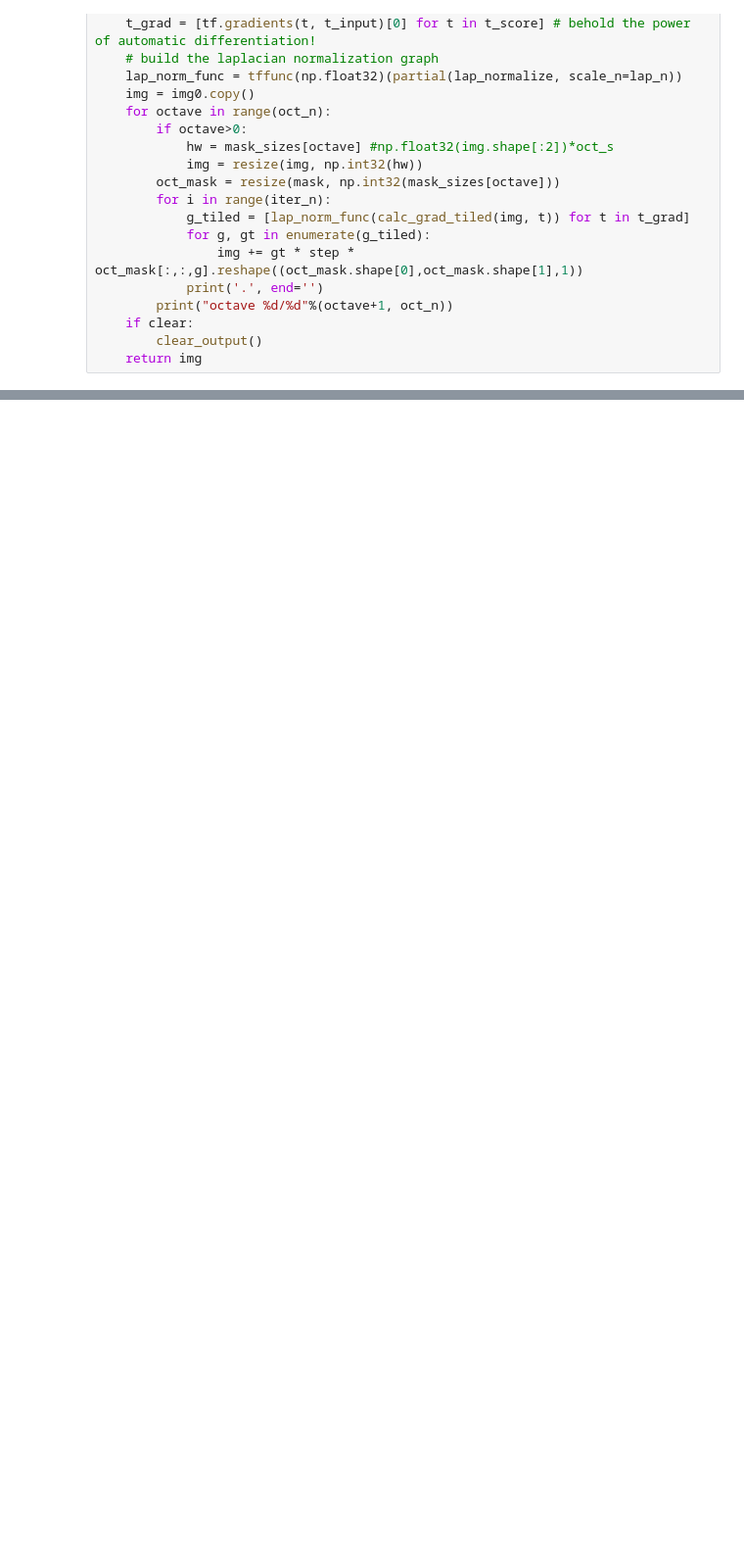
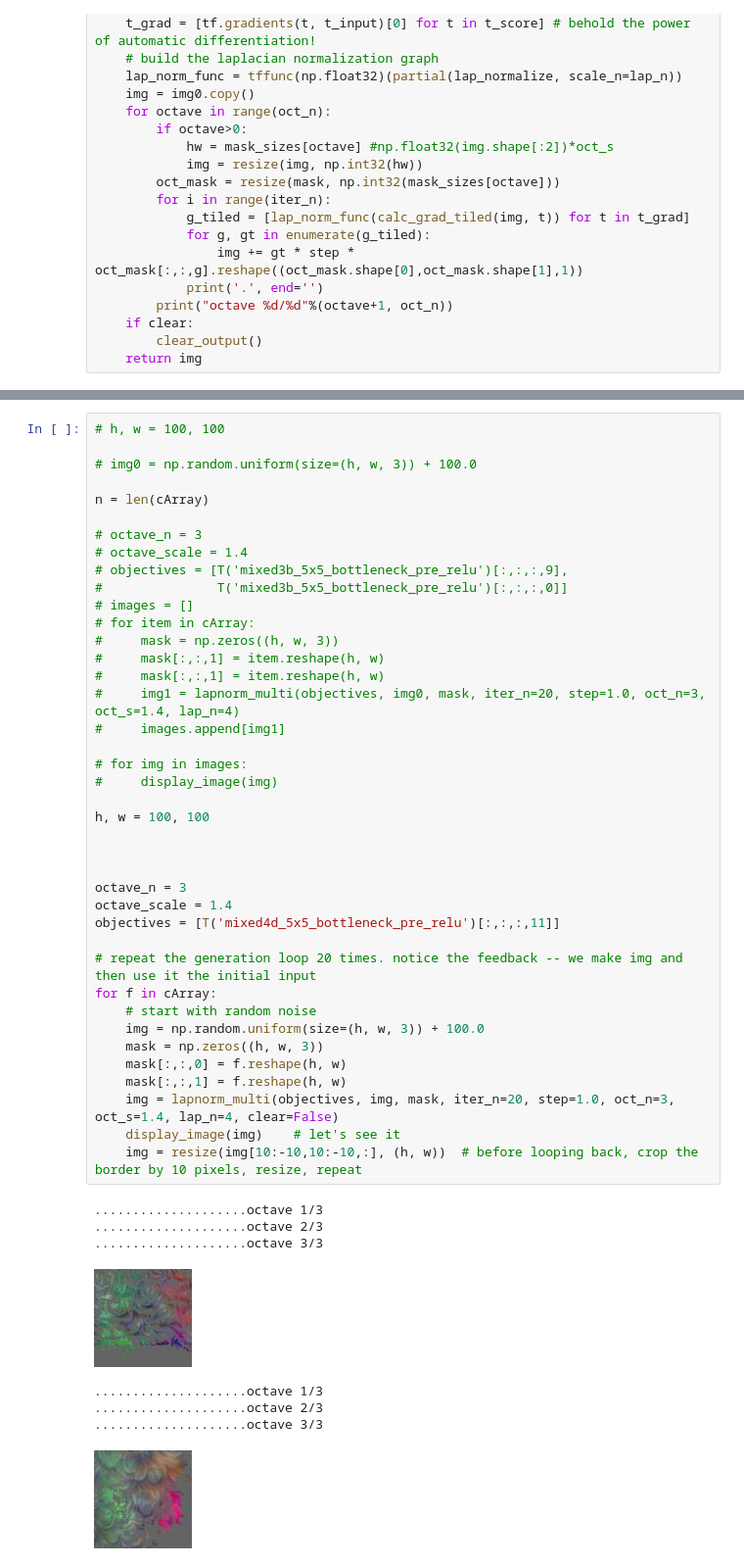
Before and after one commit to Taitrnator/DeepArt, a Jupyter notebook: notebooks/NeuralSynth.ipynb, the cells around one changed output, grey strips where cells are left out. Shown at 98% size. Drawn from its saved outputs; the diff is of its cells as text; blank space fills up the shorter version.

```diff
--- a/notebooks/NeuralSynth.ipynb
+++ b/notebooks/NeuralSynth.ipynb
@@ -74,0 +65,49 @@ display_image(255*mask[:,:,1])
+# %%
+# h, w = 100, 100
+
+# img0 = np.random.uniform(size=(h, w, 3)) + 100.0
+
+n = len(cArray)
+
+# octave_n = 3
+# octave_scale = 1.4
+# objectives = [T('mixed3b_5x5_bottleneck_pre_relu')[:,:,:,9],
+#               T('mixed3b_5x5_bottleneck_pre_relu')[:,:,:,0]]
+# images = []
+# for item in cArray:
+#     mask = np.zeros((h, w, 3))
+#     mask[:,:,1] = item.reshape(h, w)
+#     mask[:,:,1] = item.reshape(h, w)
+#     img1 = lapnorm_multi(objectives, img0, mask, iter_n=20, step=1.0, oct_n=3, oct_s=1.4, lap_n=4)
+#     images.append[img1]
+
+# for img in images:
+#     display_image(img)
+
+h, w = 100, 100
+
+
+
+octave_n = 3
+octave_scale = 1.4
+objectives = [T('mixed4d_5x5_bottleneck_pre_relu')[:,:,:,11]]
+
+# repeat the generation loop 20 times. notice the feedback -- we make img and then use it the initial input
+for f in cArray:
+    # start with random noise
+    img = np.random.uniform(size=(h, w, 3)) + 100.0
+    mask = np.zeros((h, w, 3))
+    mask[:,:,0] = f.reshape(h, w)
+    mask[:,:,1] = f.reshape(h, w)
+    img = lapnorm_multi(objectives, img, mask, iter_n=20, step=1.0, oct_n=3, oct_s=1.4, lap_n=4, clear=False)
+    display_image(img)    # let's see it
+    img = resize(img[10:-10,10:-10,:], (h, w))  # before looping back, crop the border by 10 pixels, resize, repeat
+# %% [output]
+....................octave 1/3
+....................octave 2/3
+....................octave 3/3
+[figure, added]
+....................octave 1/3
+....................octave 2/3
+....................octave 3/3
+[figure, added]
```
Also changed, not shown: parts of 4 cells of this notebook, 42 other files.
